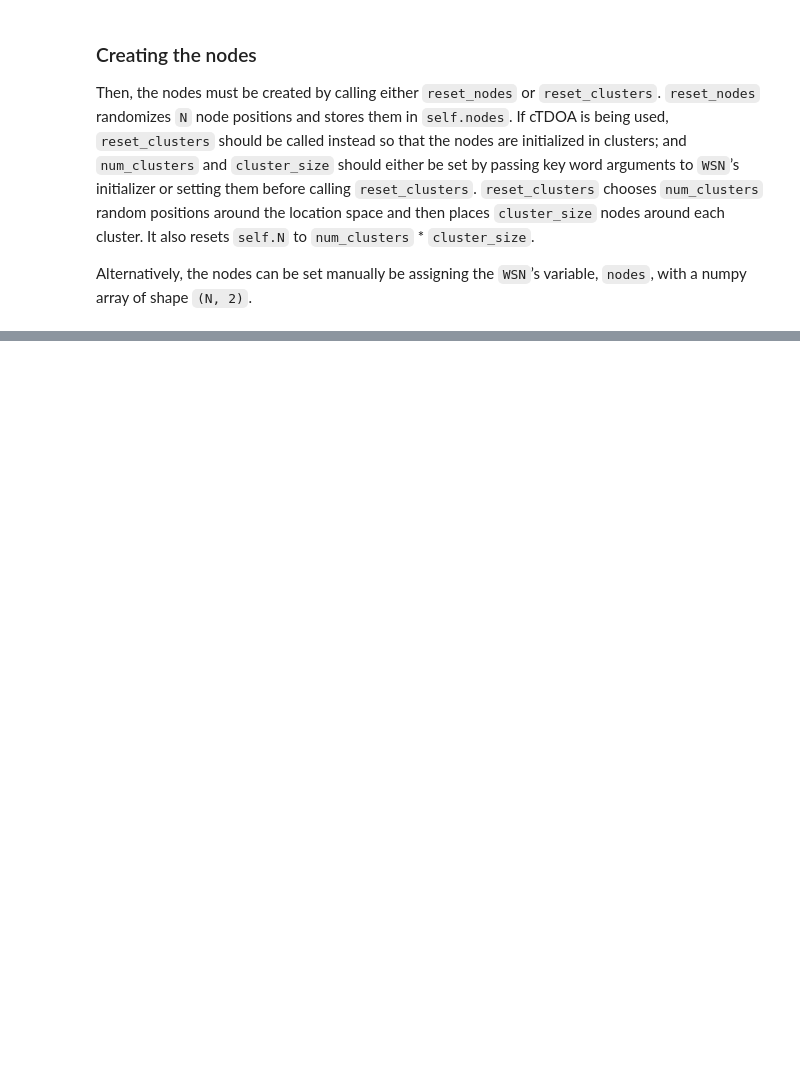
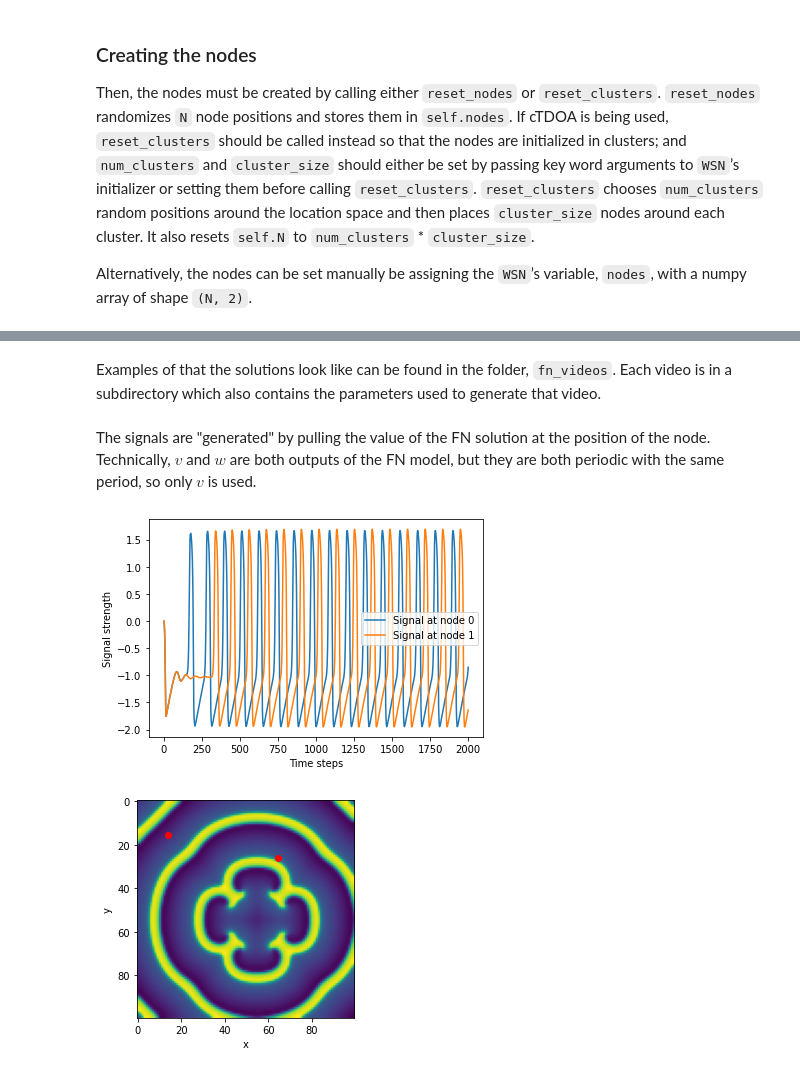
Before and after one commit to Budmeister/WSN-Localization, a Jupyter notebook: READMEnb.ipynb, the cells around one changed output, grey strips where cells are left out. Drawn from its saved outputs; the diff is of its cells as text; code cells hidden in the pictures; blank space fills up the shorter version.

```diff
--- a/READMEnb.ipynb
+++ b/READMEnb.ipynb
@@ -61,0 +155,24 @@ After the nodes are created, the anchor nodes should be selected by passing a se
+# %% [markdown]
+Examples of that the solutions look like can be found in the folder, `fn_videos`. Each video is in a subdirectory which also contains the parameters used to generate that video.
+# %% [markdown]
+The signals are "generated" by pulling the value of the FN solution at the position of the node. Technically, $v$ and $w$ are both outputs of the FN model, but they are both periodic with the same period, so only $v$ is used.
+# %%
+sigs = np.array([
+    mtin.default_fn_sol[:, 0, int(node[1]), int(node[0])]
+    for node in wsn.nodes
+])
+plt.plot(sigs[0], label="Signal at node 0")
+plt.plot(sigs[1], label="Signal at node 1")
+plt.legend()
+plt.xlabel("Time steps")
+plt.ylabel("Signal strength")
+plt.show()
+
+plt.imshow(mtin.default_fn_sol[-1, 0])
+plt.xlabel("x")
+plt.ylabel("y")
+plt.scatter(wsn.nodes[:2, 0], wsn.nodes[:2, 1], c="red")
+plt.show()
+# %% [output]
+[figure, added]
+[figure, added]
```
Also changed, not shown: parts of 13 cells of this notebook, 10 other files.
